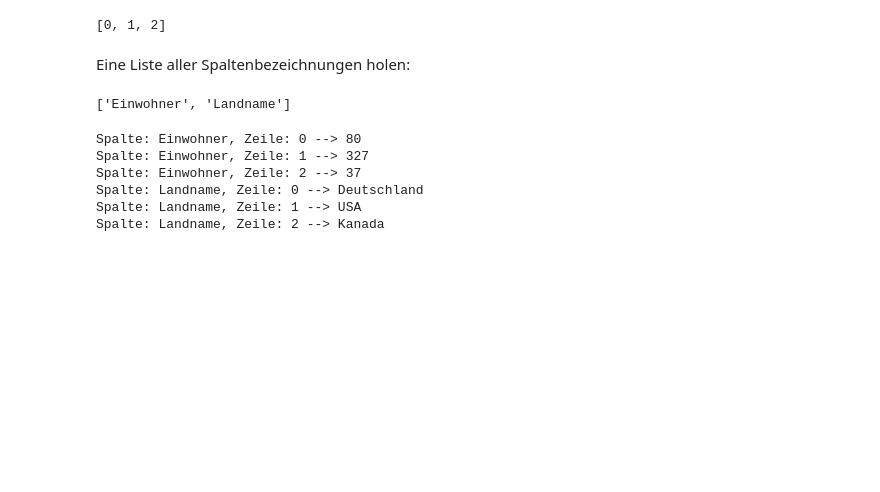
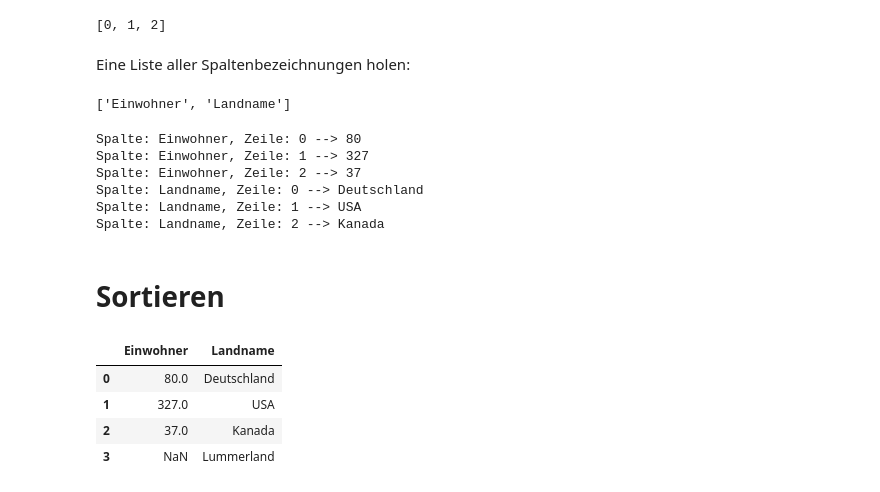
Before and after one commit to juebrauer/course_introduction_to_python, a Jupyter notebook: 06_pandas_datenstrukturen/pandas_datenstrukturen.ipynb, the cells around one changed output. Saved outputs shown, nothing was run; the diff lists cells and outputs as text; code cells hidden in the pictures; blank space fills up the shorter version.

```diff
--- a/06_pandas_datenstrukturen/pandas_datenstrukturen.ipynb
+++ b/06_pandas_datenstrukturen/pandas_datenstrukturen.ipynb
@@ -965,3 +965,18 @@ Spalte: Einwohner, Zeile: 2 --> 37
 Spalte: Landname, Zeile: 0 --> Deutschland
 Spalte: Landname, Zeile: 1 --> USA
 Spalte: Landname, Zeile: 2 --> Kanada
+# %% [markdown]
+# Sortieren
+# %%
+import pandas as pd
+
+data = { "Landname": ["Deutschland", "USA", "Kanada", "Lummerland"],
+         "Einwohner": [80, 327, 37, None] }
+df = pd.DataFrame( data )
+df
+# %% [output]
+|  | Einwohner | Landname |
+| 0 | 80.0 | Deutschland |
+| 1 | 327.0 | USA |
+| 2 | 37.0 | Kanada |
+| 3 | NaN | Lummerland |
```
Also changed, not shown: parts of 20 cells of this notebook.
